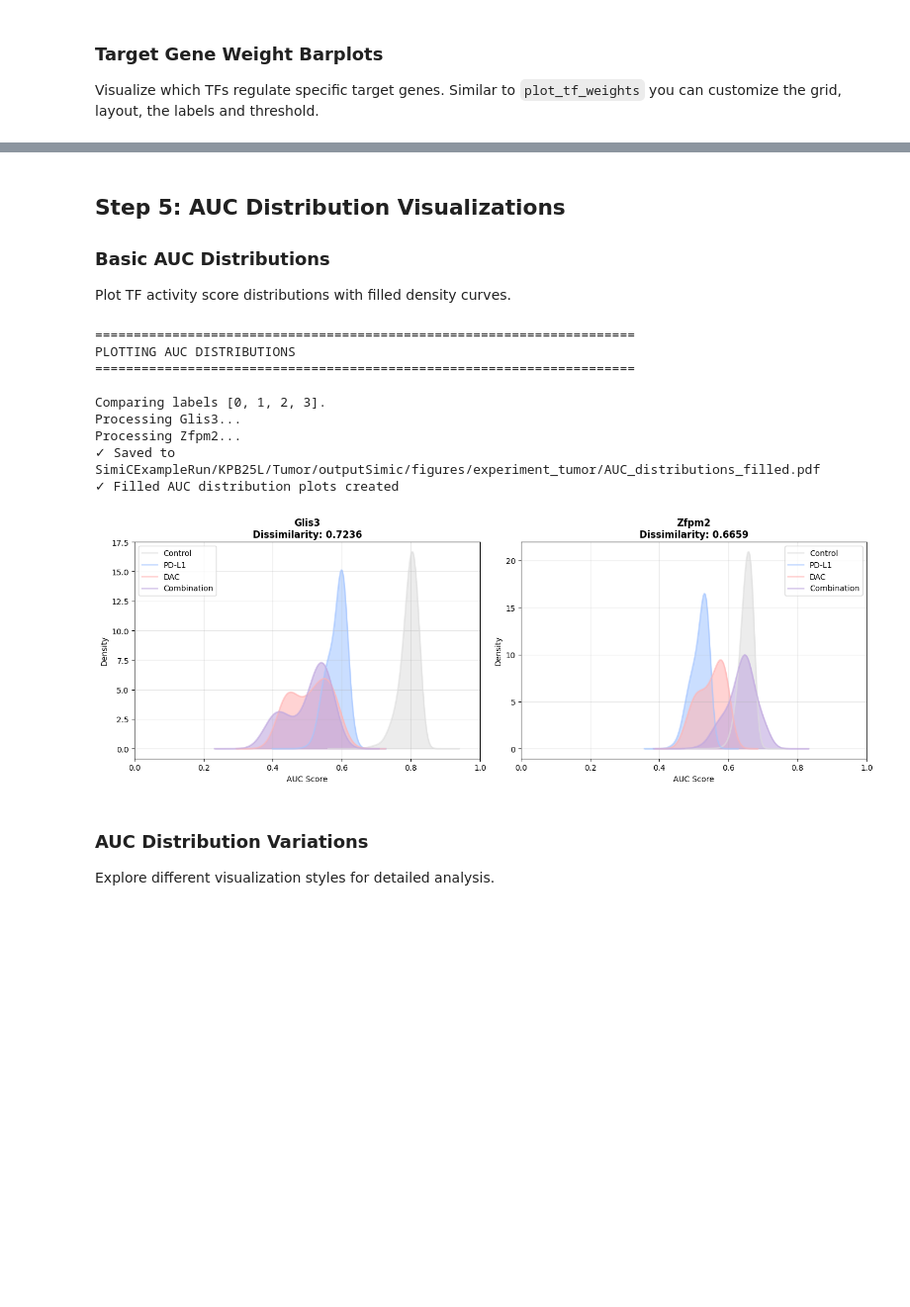
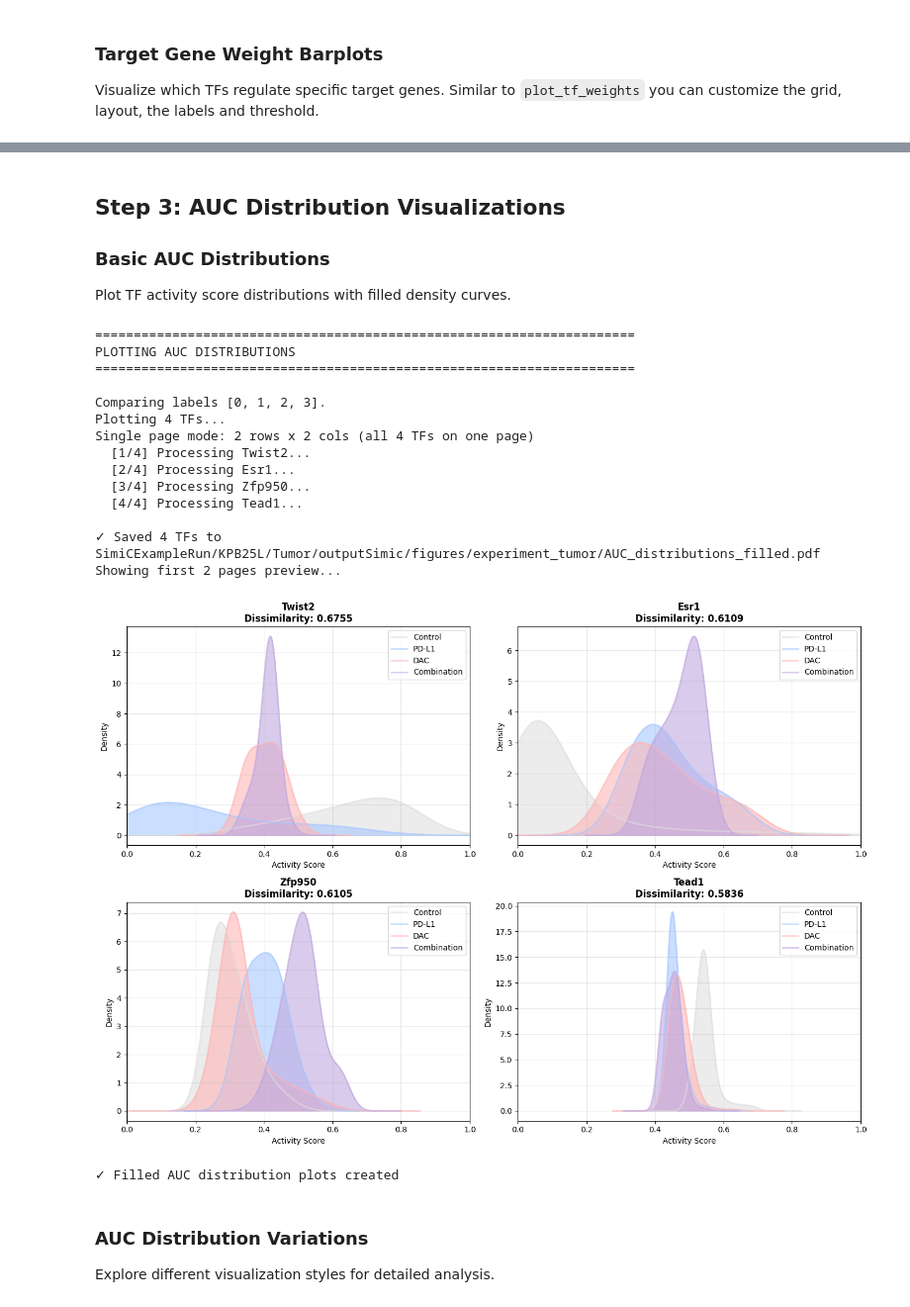
Before and after one commit to ML4BM-Lab/SimiCPipeline, a Jupyter notebook: notebooks/Tutorial_SimiCPipeline_visualization.ipynb, the cells around one changed output, grey strips where cells are left out. Shown at 99% size. Drawn from its saved outputs; the diff is of its cells as text; code cells hidden in the pictures; blank space fills up the shorter version.

```diff
--- a/notebooks/Tutorial_SimiCPipeline_visualization.ipynb
+++ b/notebooks/Tutorial_SimiCPipeline_visualization.ipynb
@@ -72,7 +60,10 @@ viz = SimiCVisualization(
     project_dir="./SimiCExampleRun/KPB25L/Tumor",
     run_name="experiment_tumor",
     lambda1=0.1,
-    lambda2=0.01
+    lambda2=0.01,
+    p2assignment="./SimiCExampleRun/KPB25L/Tumor/inputFiles/treatment_annotation.txt",
+    label_names={0: 'Control', 1: 'PD-L1',2: 'DAC',3: 'Combination'},
+    colors={0: '#e0e0e0', 1: '#a8c8ff', 2: '#ffb6b6', 3: '#c1a9e0'}
 )
 
 print(f"✓ Visualization object created")
@@ -81,5 +72,6 @@ print(f"  Run name: {viz.run_name}")
 print(f"  Figures will be saved to: {viz.figures_path}")
 # List available results (check in case there were typing errors)
 viz.available_results()
+viz.print_project_info(max_depth=4)
 # %% [output]
 Warning: Figures path already exists. Existing figures may be overwritten.
@@ -157,0 +118,8 @@ PLOTTING R² DISTRIBUTIONS
+# %%
+# Get top TFs by dissimilarity score for visualization
+MinMax_all = viz.calculate_dissimilarity(verbose=False)
+top_tfs = MinMax_all.head(10).index.tolist()
+
+print(f"Top 5 TFs by dissimilarity:")
+for tf in top_tfs:
+    print(f"  - {tf}: {MinMax_all.loc[tf, 'MinMax_score']:.4f}")
@@ -159,11 +139,3 @@ PLOTTING R² DISTRIBUTIONS
 ### TF Weight Barplots
 
 Visualize regulatory weights for transcription factors across target genes.
-# %%
-# Get top TFs by dissimilarity score for visualization
-MinMax_all = viz.calculate_dissimilarity(verbose=False)
-top_tfs = MinMax_all.head(5).index.tolist()
-
-print(f"Top 5 TFs by dissimilarity:")
-for tf in top_tfs:
-    print(f"  - {tf}: {MinMax_all.loc[tf, 'MinMax_score']:.4f}")
@@ -254,5 +276,5 @@ fig = viz.plot_target_weights(
 # %% [markdown]
-## Step 5: AUC Distribution Visualizations
+## Step 3: AUC Distribution Visualizations
 
 ### Basic AUC Distributions
 
@@ -260,27 +282,33 @@ Plot TF activity score distributions with filled density curves.
 # %%
 # Plot AUC distributions for top TFs with filled density
 fig = viz.plot_auc_distributions(
-    tf_names=top_tfs[1:3],
+    tf_names=top_tfs[0:4],
     labels=[0, 1, 2, 3],
     grid_layout = None,
     fill=True,
     alpha=0.6,
     bw_adjust=0.5,
     save=True,
     filename="AUC_distributions_filled.pdf"
 )
 print("✓ Filled AUC distribution plots created")
 # %% [output]
 ======================================================================
 PLOTTING AUC DISTRIBUTIONS
 ======================================================================
 
 Comparing labels [0, 1, 2, 3].
-Processing Glis3...
-Processing Zfpm2...
-✓ Saved to SimiCExampleRun/KPB25L/Tumor/outputSimic/figures/experiment_tumor/AUC_distributions_filled.pdf
-✓ Filled AUC distribution plots created
+Plotting 4 TFs...
+Single page mode: 2 rows x 2 cols (all 4 TFs on one page)
+  [1/4] Processing Twist2...
+  [2/4] Processing Esr1...
+  [3/4] Processing Zfp950...
+  [4/4] Processing Tead1...
+
+✓ Saved 4 TFs to SimiCExampleRun/KPB25L/Tumor/outputSimic/figures/experiment_tumor/AUC_distributions_filled.pdf
+Showing first 2 pages preview...
-[figure, old version]
+[figure, new version]
+✓ Filled AUC distribution plots created
 # %% [markdown]
 ### AUC Distribution Variations
 
```
Also changed, not shown: parts of 50 cells of this notebook.
